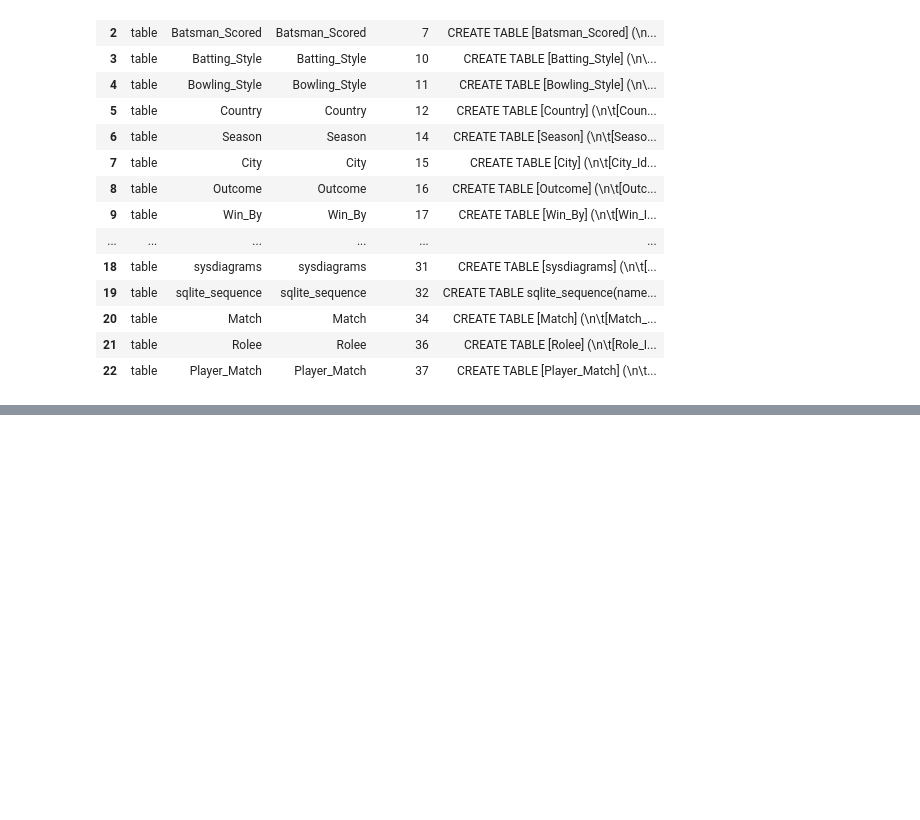
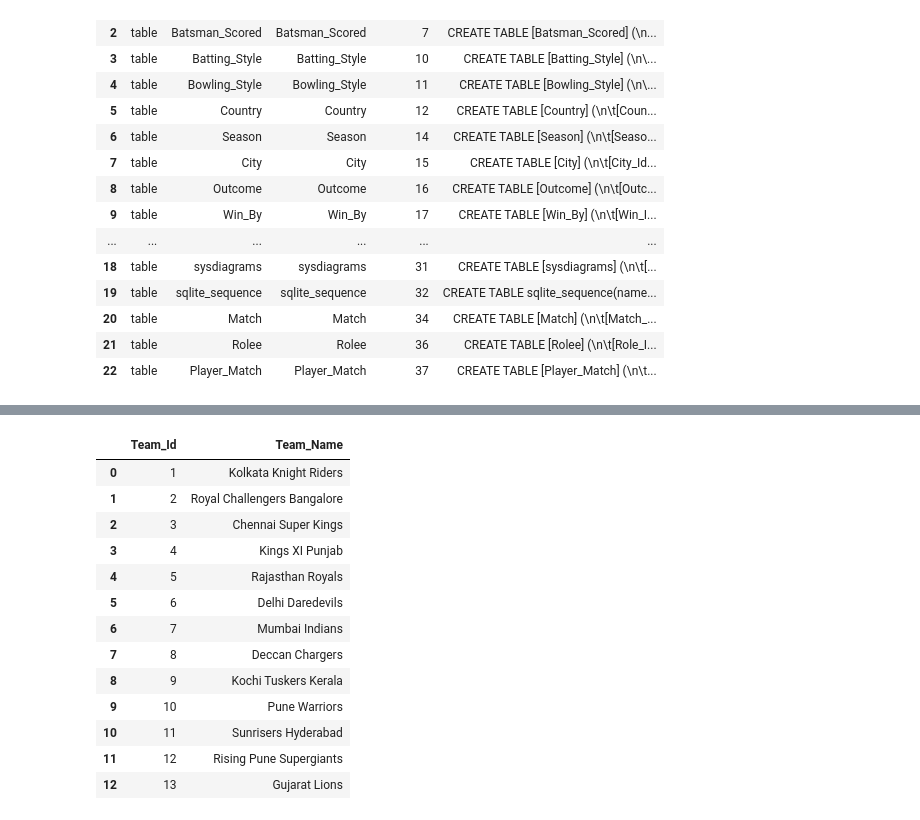
Before and after one commit to rohitantonypradeep/rohitantonypradeep, a Jupyter notebook: sqlite3.ipynb, the cells around one changed output, grey strips where cells are left out. Cells and saved outputs as stored; diff of their text form; code cells hidden in the pictures; blank space fills up the shorter version.

```diff
--- a/sqlite3.ipynb
+++ b/sqlite3.ipynb
@@ -37,0 +97,18 @@ table
+# %%
+team = pd.read_sql("""SELECT * FROM Team;""",conn)
+team
+# %% [output]
+|  | Team_Id | Team_Name |
+| 0 | 1 | Kolkata Knight Riders |
+| 1 | 2 | Royal Challengers Bangalore |
+| 2 | 3 | Chennai Super Kings |
+| 3 | 4 | Kings XI Punjab |
+| 4 | 5 | Rajasthan Royals |
+| 5 | 6 | Delhi Daredevils |
+| 6 | 7 | Mumbai Indians |
+| 7 | 8 | Deccan Chargers |
+| 8 | 9 | Kochi Tuskers Kerala |
+| 9 | 10 | Pune Warriors |
+| 10 | 11 | Sunrisers Hyderabad |
+| 11 | 12 | Rising Pune Supergiants |
+| 12 | 13 | Gujarat Lions |
```
Also changed, not shown: parts of 10 cells of this notebook.
